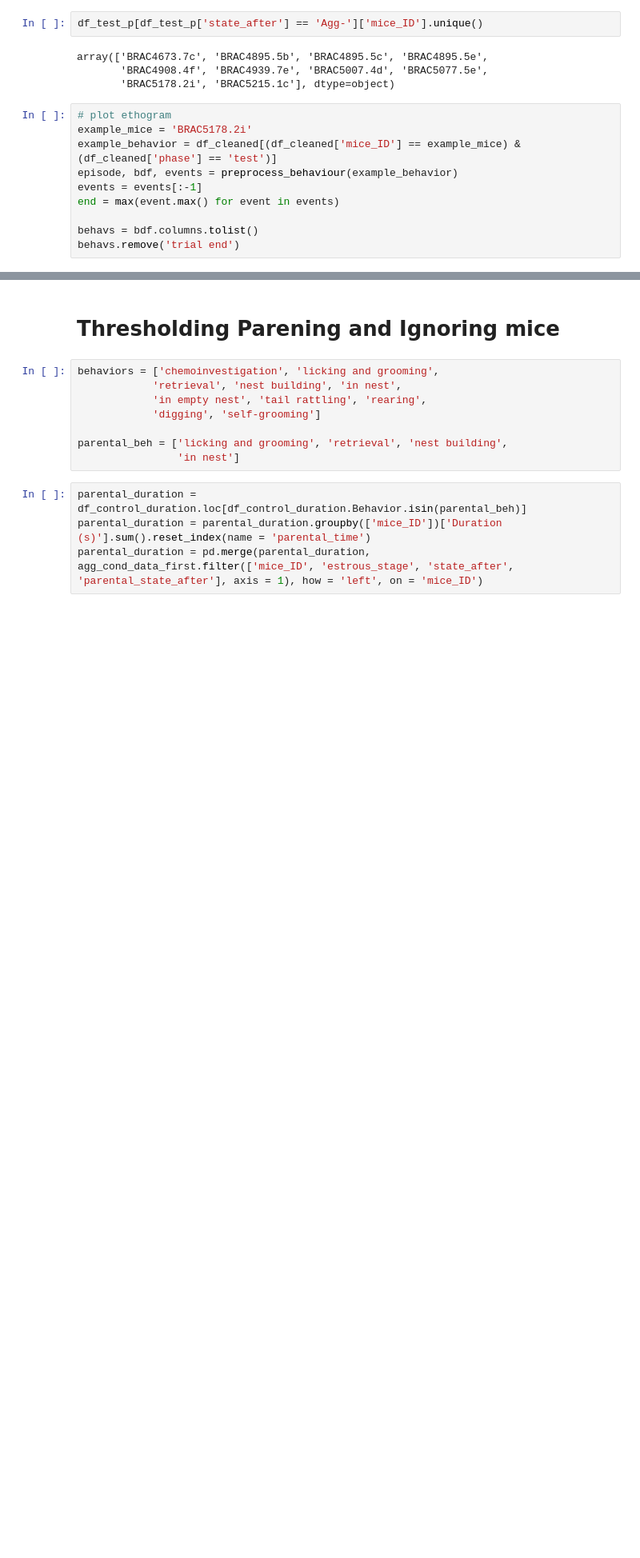
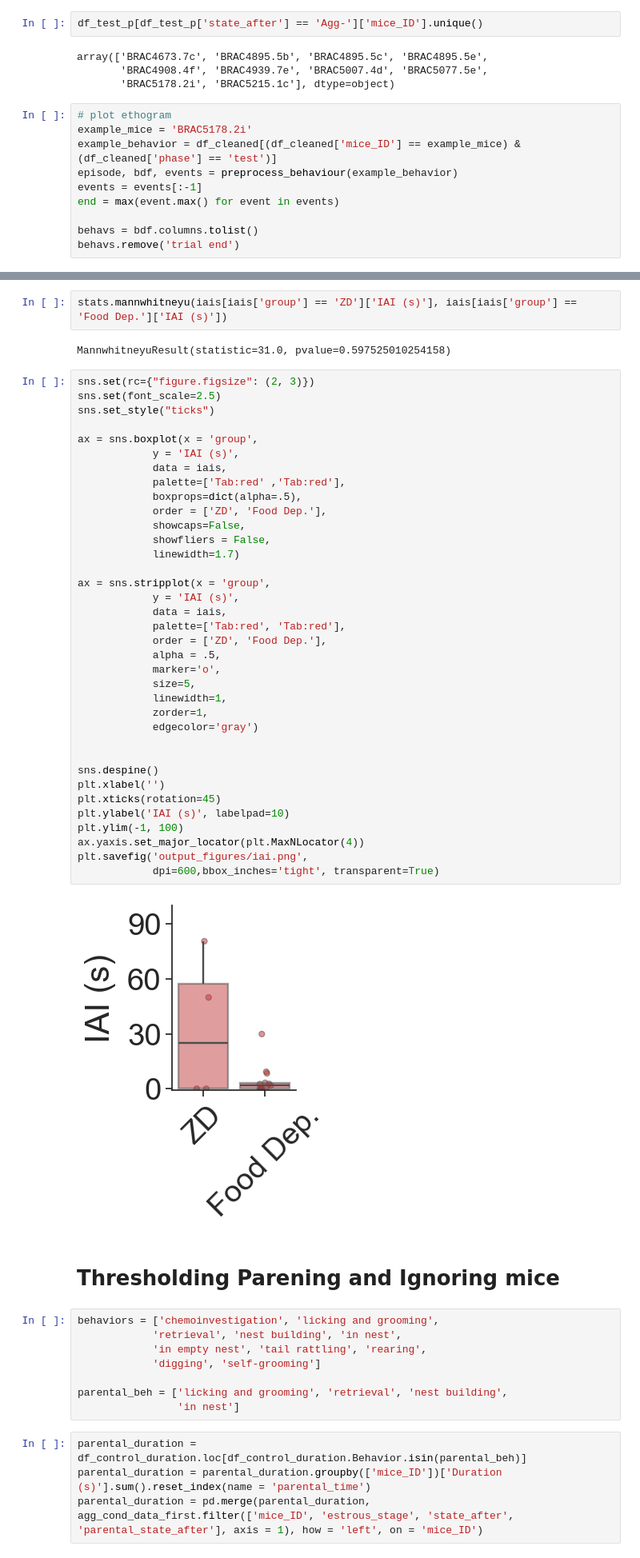
Before and after one commit to FrancisCrickInstitute/negative_parental_switch, a Jupyter notebook: NPS_behaviour_analysis/NPW_detailed_behaviour_analysis.ipynb, the cells around one changed output, grey strips where cells are left out. Shown at 80% size. Cells and saved outputs as stored; diff of their text form; blank space fills up the shorter version.

```diff
--- a/NPS_behaviour_analysis/NPW_detailed_behaviour_analysis.ipynb
+++ b/NPS_behaviour_analysis/NPW_detailed_behaviour_analysis.ipynb
@@ -362,3 +403,45 @@ plt.show()
+# %%
+stats.mannwhitneyu(iais[iais['group'] == 'ZD']['IAI (s)'], iais[iais['group'] == 'Food Dep.']['IAI (s)'])
+# %% [output]
+MannwhitneyuResult(statistic=31.0, pvalue=0.597525010254158)
+# %%
+sns.set(rc={"figure.figsize": (2, 3)})
+sns.set(font_scale=2.5)
+sns.set_style("ticks")
+
+ax = sns.boxplot(x = 'group',
+            y = 'IAI (s)',
+            data = iais,
+            palette=['Tab:red' ,'Tab:red'],
+            boxprops=dict(alpha=.5),
+            order = ['ZD', 'Food Dep.'],
+            showcaps=False,
+            showfliers = False,
+            linewidth=1.7)
+
+ax = sns.stripplot(x = 'group',
+            y = 'IAI (s)',
+            data = iais,
+            palette=['Tab:red', 'Tab:red'],
+            order = ['ZD', 'Food Dep.'],
+            alpha = .5,
+            marker='o',
+            size=5,
+            linewidth=1,
+            zorder=1,
+            edgecolor='gray')
+
+
+sns.despine()
+plt.xlabel('')
+plt.xticks(rotation=45)
+plt.ylabel('IAI (s)', labelpad=10)
+plt.ylim(-1, 100)
+ax.yaxis.set_major_locator(plt.MaxNLocator(4))
+plt.savefig('output_figures/iai.png',
+            dpi=600,bbox_inches='tight', transparent=True)
+# %% [output]
+[figure, added]
 # %% [markdown]
 # Thresholding Parening and Ignoring mice
 # %%
```
Also changed, not shown: parts of 8 cells of this notebook, 35 other files.
